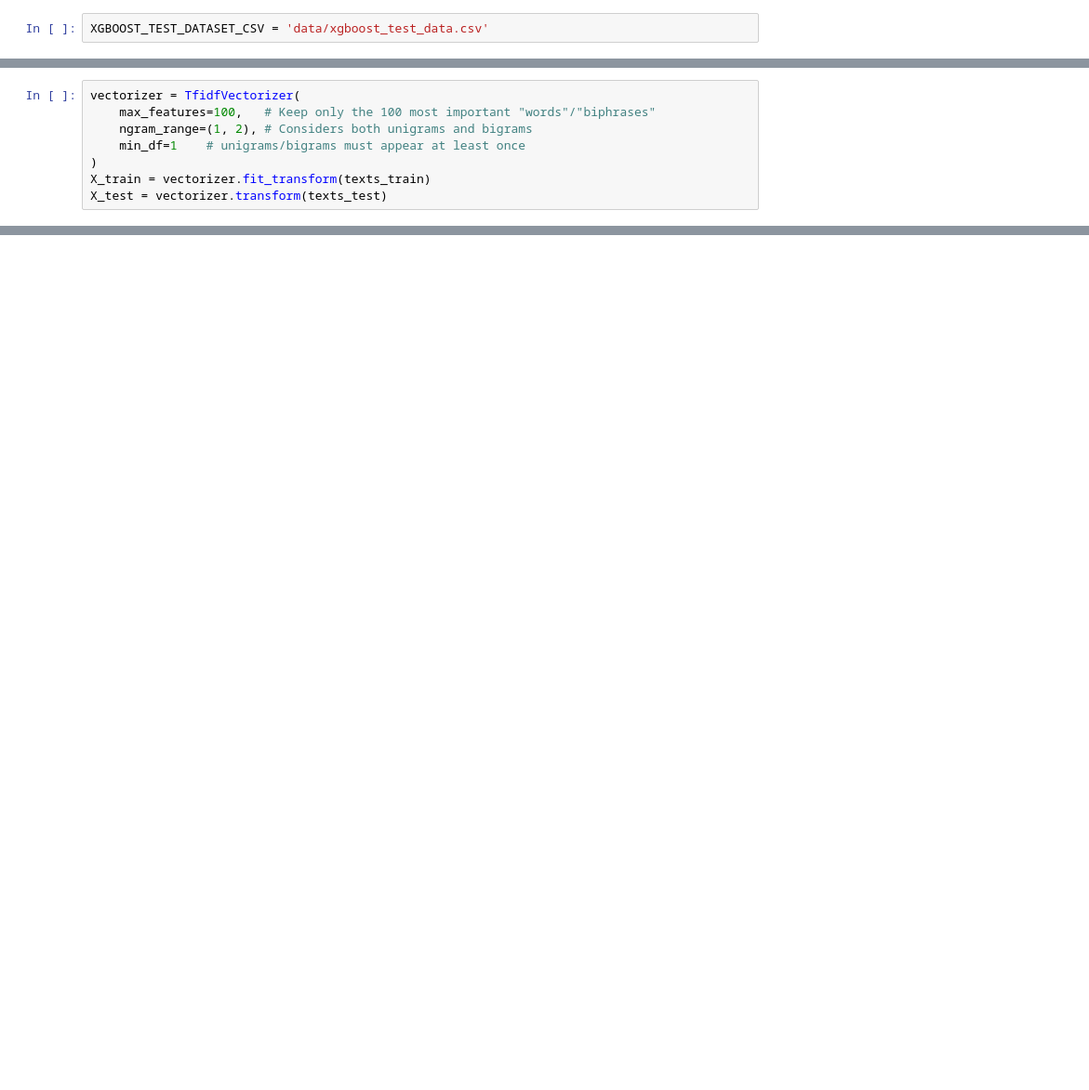
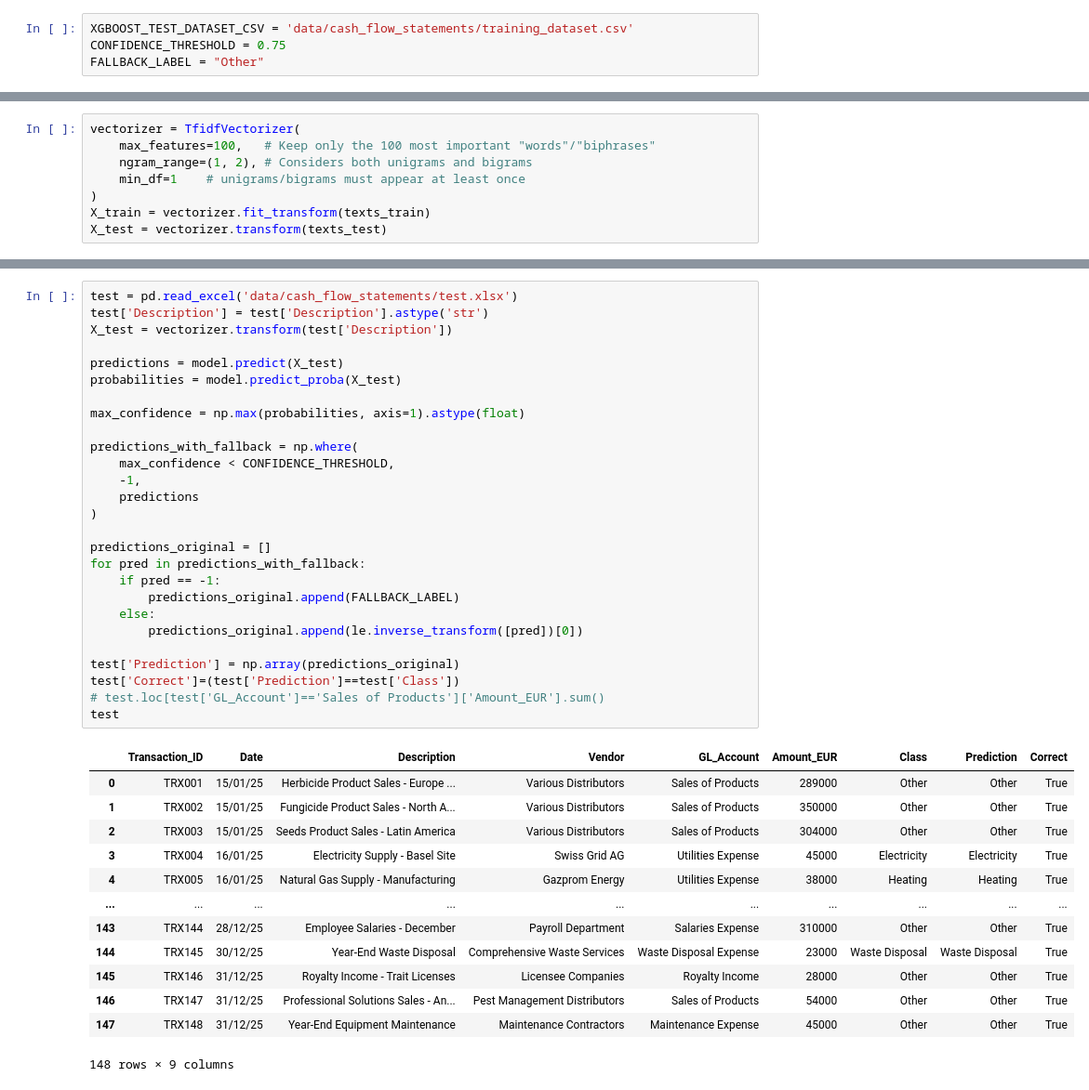
Before and after one commit to GiulioBartoloni/GAIA, a Jupyter notebook: classificator_test.ipynb, the cells around one changed output, grey strips where cells are left out. Shown: that part at 93% size. Saved outputs shown, nothing was run; the diff lists cells and outputs as text; blank space fills up the shorter version.

```diff
--- a/classificator_test.ipynb
+++ b/classificator_test.ipynb
@@ -7,5 +9,7 @@ from sklearn.model_selection import train_test_split
 from sklearn.metrics import accuracy_score, classification_report
 from sklearn.preprocessing import LabelEncoder
 # %%
-XGBOOST_TEST_DATASET_CSV = 'data/xgboost_test_data.csv'
+XGBOOST_TEST_DATASET_CSV = 'data/cash_flow_statements/training_dataset.csv'
+CONFIDENCE_THRESHOLD = 0.75
+FALLBACK_LABEL = "Other"
 # %%
@@ -116,0 +120,41 @@ actual_dataset
+# %%
+test = pd.read_excel('data/cash_flow_statements/test.xlsx')
+test['Description'] = test['Description'].astype('str')
+X_test = vectorizer.transform(test['Description'])
+
+predictions = model.predict(X_test)
+probabilities = model.predict_proba(X_test)
+
+max_confidence = np.max(probabilities, axis=1).astype(float)
+
+predictions_with_fallback = np.where(
+    max_confidence < CONFIDENCE_THRESHOLD,
+    -1,
+    predictions
+)
+
+predictions_original = []
+for pred in predictions_with_fallback:
+    if pred == -1:
+        predictions_original.append(FALLBACK_LABEL)
+    else:
+        predictions_original.append(le.inverse_transform([pred])[0])
+
+test['Prediction'] = np.array(predictions_original)
+test['Correct']=(test['Prediction']==test['Class'])
+# test.loc[test['GL_Account']=='Sales of Products']['Amount_EUR'].sum()
+test
+# %% [output]
+|  | Transaction_ID | Date | Description | Vendor | GL_Account | Amount_EUR | Class | Prediction | Correct |
+| 0 | TRX001 | 15/01/25 | Herbicide Product Sales - Europe ... | Various Distributors | Sales of Products | 289000 | Other | Other | True |
+| 1 | TRX002 | 15/01/25 | Fungicide Product Sales - North A... | Various Distributors | Sales of Products | 350000 | Other | Other | True |
+| 2 | TRX003 | 15/01/25 | Seeds Product Sales - Latin America | Various Distributors | Sales of Products | 304000 | Other | Other | True |
+| 3 | TRX004 | 16/01/25 | Electricity Supply - Basel Site | Swiss Grid AG | Utilities Expense | 45000 | Electricity | Electricity | True |
+| 4 | TRX005 | 16/01/25 | Natural Gas Supply - Manufacturing | Gazprom Energy | Utilities Expense | 38000 | Heating | Heating | True |
+| ... | ... | ... | ... | ... | ... | ... | ... | ... | ... |
+| 143 | TRX144 | 28/12/25 | Employee Salaries - December | Payroll Department | Salaries Expense | 310000 | Other | Other | True |
+| 144 | TRX145 | 30/12/25 | Year-End Waste Disposal | Comprehensive Waste Services | Waste Disposal Expense | 23000 | Waste Disposal | Waste Disposal | True |
+| 145 | TRX146 | 31/12/25 | Royalty Income - Trait Licenses | Licensee Companies | Royalty Income | 28000 | Other | Other | True |
+| 146 | TRX147 | 31/12/25 | Professional Solutions Sales - An... | Pest Management Distributors | Sales of Products | 54000 | Other | Other | True |
+| 147 | TRX148 | 31/12/25 | Year-End Equipment Maintenance | Maintenance Contractors | Maintenance Expense | 45000 | Other | Other | True |
+148 rows × 9 columns
```
Also changed, not shown: parts of 5 cells of this notebook, 7 other files.
